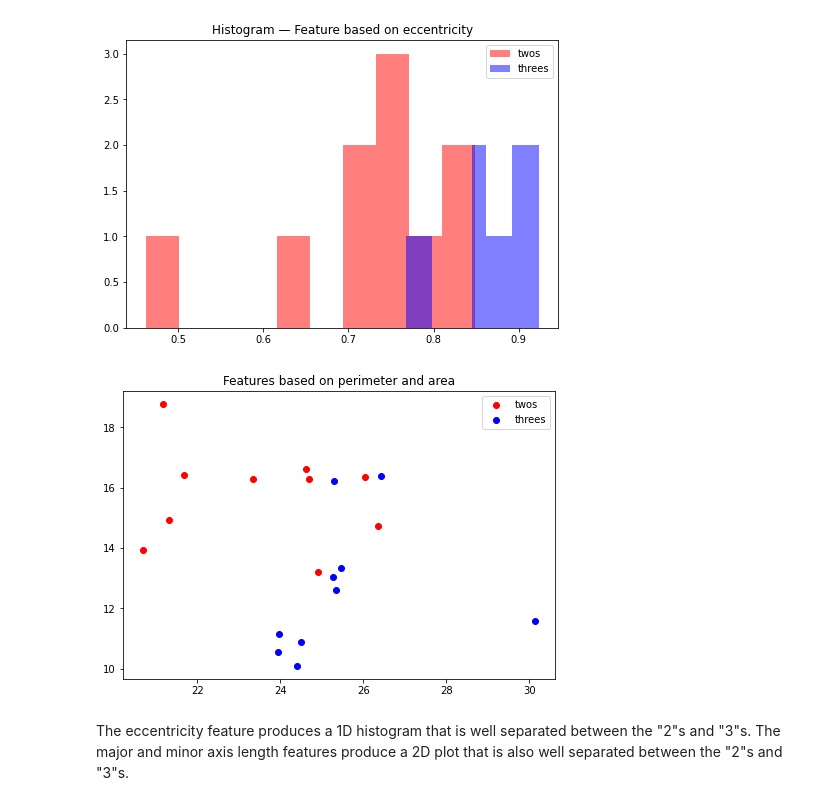
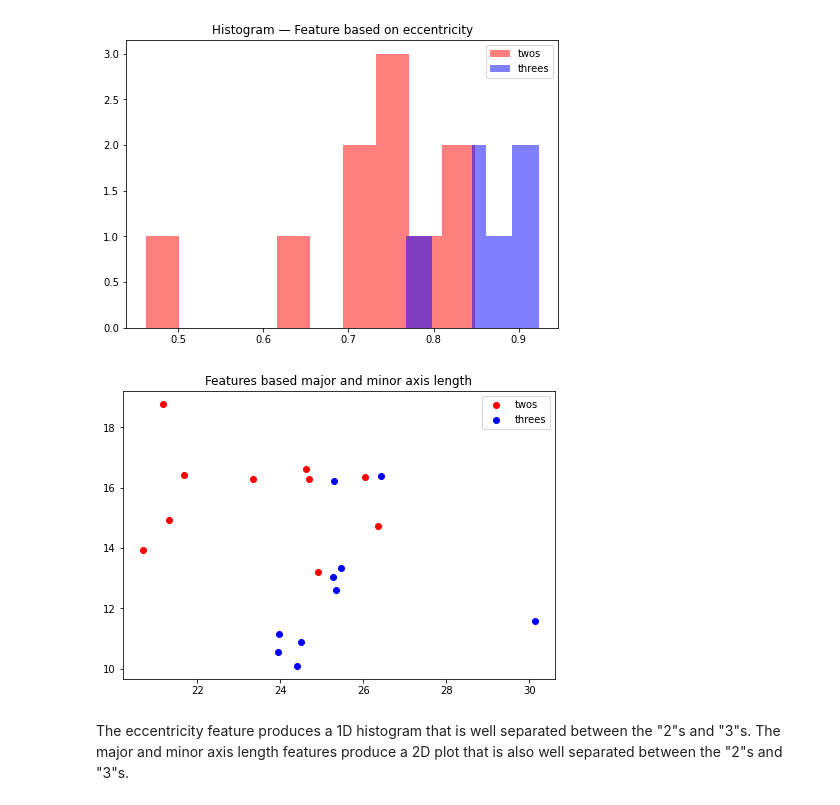
Before and after one commit to tobiasforest/iapr, a Jupyter notebook: labs/lab_02_object_description.ipynb, the cells around one changed output. Saved outputs shown, nothing was run; the diff lists cells and outputs as text; code cells hidden in the pictures.

```diff
--- a/labs/lab_02_object_description.ipynb
+++ b/labs/lab_02_object_description.ipynb
@@ -615,19 +615,19 @@ plt.show()
 # %%
 twos_features = [compute_feature(im, "axis_length") for im in twos]
 threes_features = [compute_feature(im, "axis_length") for im in threes]
 
 twos_f5, twos_f6 = zip(*twos_features)
 threes_f5, threes_f6 = zip(*threes_features)
 
 fig = plt.figure()
 ax = fig.add_axes([0, 0, 1, 1])
 ax.scatter(twos_f5, twos_f6, color='r', label='twos')
 ax.scatter(threes_f5, threes_f6, color='b', label='threes')
 ax.legend(loc='best')
-plt.title("Features based on perimeter and area")
+plt.title("Features based major and minor axis length")
 plt.show()
 # %% [output]
-[figure, old version]
+[figure, new version]
 # %% [markdown]
 The eccentricity feature produces a 1D histogram that is well separated between the "2"s and "3"s. The major and minor axis length features produce a 2D plot that is also well separated between the "2"s and "3"s.
 # %% [markdown]
```
